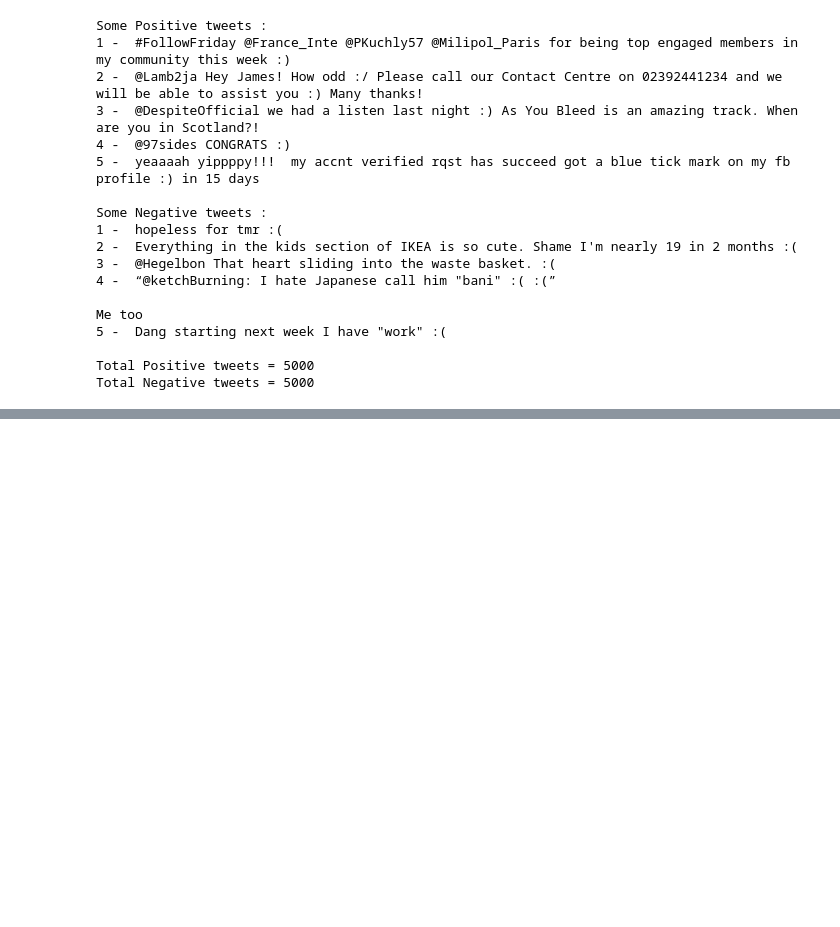
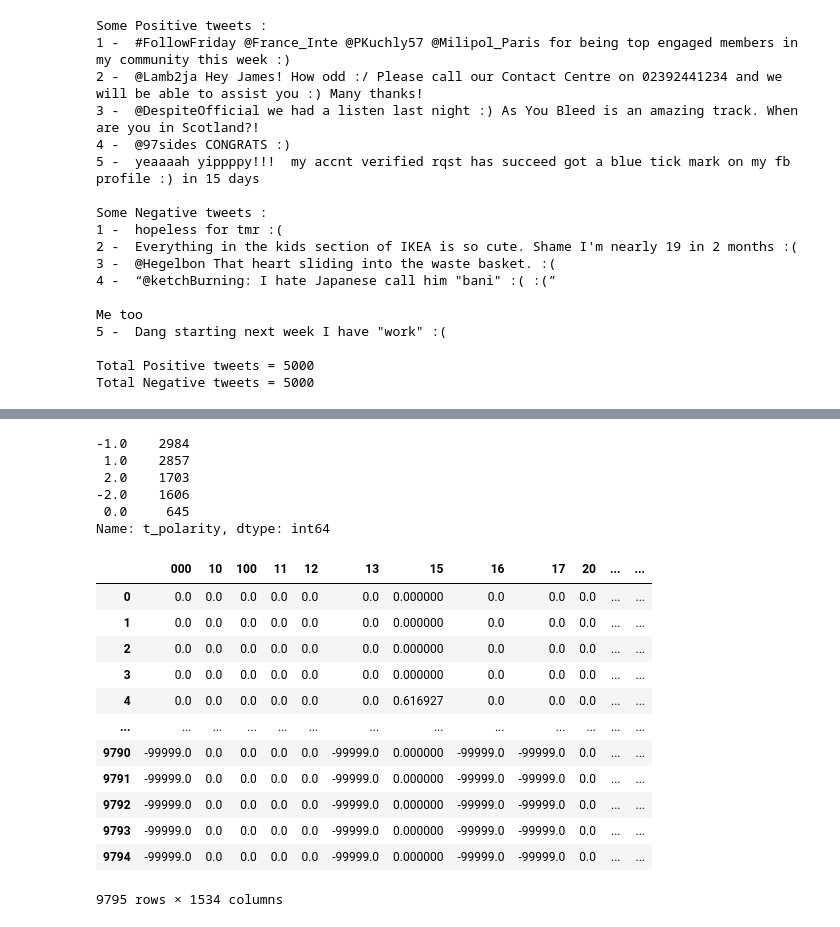
Before and after one commit to chandrakshitiz/tsa_ml, a Jupyter notebook: tweet_analysis.ipynb, the cells around one changed output, grey strips where cells are left out. Cells and saved outputs as stored; diff of their text form; code cells hidden in the pictures; blank space fills up the shorter version.

```diff
--- a/tweet_analysis.ipynb
+++ b/tweet_analysis.ipynb
@@ -129,0 +186,26 @@ True
+# %%
+#Finale dataframe
+df= pos_df.append(neg_df, ignore_index=True)
+print(df["t_polarity"].value_counts())
+df.fillna(-99999,inplace=True)
+df
+# %% [output]
+-1.0    2984
+ 1.0    2857
+ 2.0    1703
+-2.0    1606
+ 0.0     645
+Name: t_polarity, dtype: int64
+|  | 000 | 10 | 100 | 11 | 12 | 13 | 15 | 16 | 17 | 20 | ... | ... |
+| 0 | 0.0 | 0.0 | 0.0 | 0.0 | 0.0 | 0.0 | 0.000000 | 0.0 | 0.0 | 0.0 | ... | ... |
+| 1 | 0.0 | 0.0 | 0.0 | 0.0 | 0.0 | 0.0 | 0.000000 | 0.0 | 0.0 | 0.0 | ... | ... |
+| 2 | 0.0 | 0.0 | 0.0 | 0.0 | 0.0 | 0.0 | 0.000000 | 0.0 | 0.0 | 0.0 | ... | ... |
+| 3 | 0.0 | 0.0 | 0.0 | 0.0 | 0.0 | 0.0 | 0.000000 | 0.0 | 0.0 | 0.0 | ... | ... |
+| 4 | 0.0 | 0.0 | 0.0 | 0.0 | 0.0 | 0.0 | 0.616927 | 0.0 | 0.0 | 0.0 | ... | ... |
+| ... | ... | ... | ... | ... | ... | ... | ... | ... | ... | ... | ... | ... |
+| 9790 | -99999.0 | 0.0 | 0.0 | 0.0 | 0.0 | -99999.0 | 0.000000 | -99999.0 | -99999.0 | 0.0 | ... | ... |
+| 9791 | -99999.0 | 0.0 | 0.0 | 0.0 | 0.0 | -99999.0 | 0.000000 | -99999.0 | -99999.0 | 0.0 | ... | ... |
+| 9792 | -99999.0 | 0.0 | 0.0 | 0.0 | 0.0 | -99999.0 | 0.000000 | -99999.0 | -99999.0 | 0.0 | ... | ... |
+| 9793 | -99999.0 | 0.0 | 0.0 | 0.0 | 0.0 | -99999.0 | 0.000000 | -99999.0 | -99999.0 | 0.0 | ... | ... |
+| 9794 | -99999.0 | 0.0 | 0.0 | 0.0 | 0.0 | -99999.0 | 0.000000 | -99999.0 | -99999.0 | 0.0 | ... | ... |
+9795 rows × 1534 columns
```
Also changed, not shown: parts of 27 cells of this notebook.
